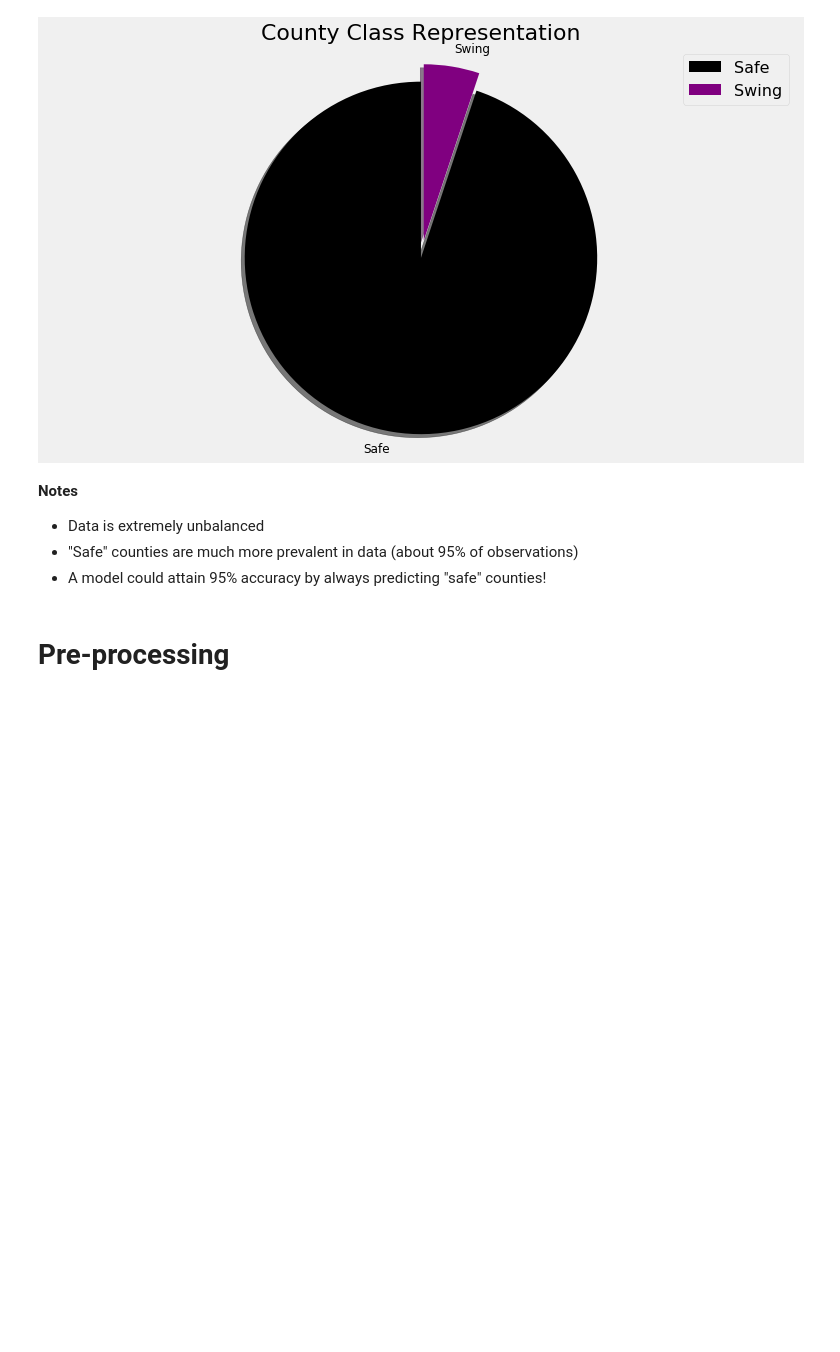
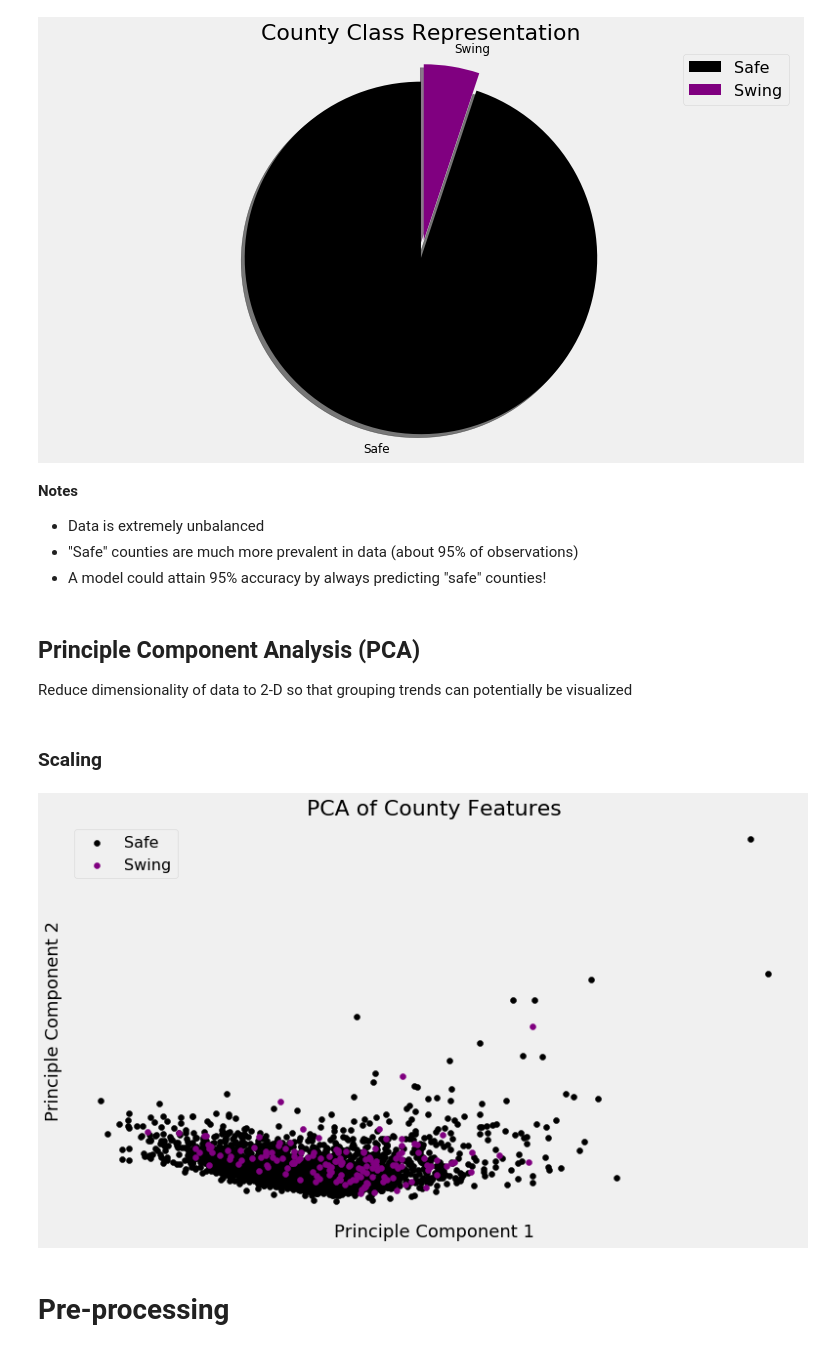
Before and after one commit to kevscon/Project-3, a Jupyter notebook: modeling-rev.ipynb, the cells around one changed output. Cells and saved outputs as stored; diff of their text form; code cells hidden in the pictures; blank space fills up the shorter version.

```diff
--- a/modeling-rev.ipynb
+++ b/modeling-rev.ipynb
@@ -117,5 +148,35 @@ ax.legend();
 - Data is extremely unbalanced
 - "Safe" counties are much more prevalent in data (about 95% of observations)
 - A model could attain 95% accuracy by always predicting "safe" counties!
+# %% [markdown]
+## Principle Component Analysis (PCA)
+Reduce dimensionality of data to 2-D so that grouping trends can potentially be visualized
+# %% [markdown]
+### Scaling
+# %%
+# scale data to have mean = 0 and variance = 1
+scaler = preprocessing.StandardScaler()
+X_scl = scaler.fit_transform(X)
+# %%
+# decomposition to 2-D
+pca = decomposition.PCA(n_components=2)
+pca_features = pca.fit_transform(X_scl)
+# %%
+# plot components
+class_labels = ['Safe', 'Swing']
+colors = ['black', 'purple']
+
+plt.figure()
+for i, label in enumerate(class_labels):
+    plt.scatter(pca_features[y == i, 0], pca_features[y == i, 1],
+                label=label, c=colors[i])
+plt.xlabel('Principle Component 1')
+plt.ylabel('Principle Component 2')
+plt.title('PCA of County Features')
+plt.xticks([]) # component valuables not interpretable
+plt.yticks([]) # component valuables not interpretable
+plt.legend();
+# %% [output]
+[figure, added]
 # %% [markdown]
 # Pre-processing
```
Also changed, not shown: parts of 86 cells of this notebook, 2 other files.
